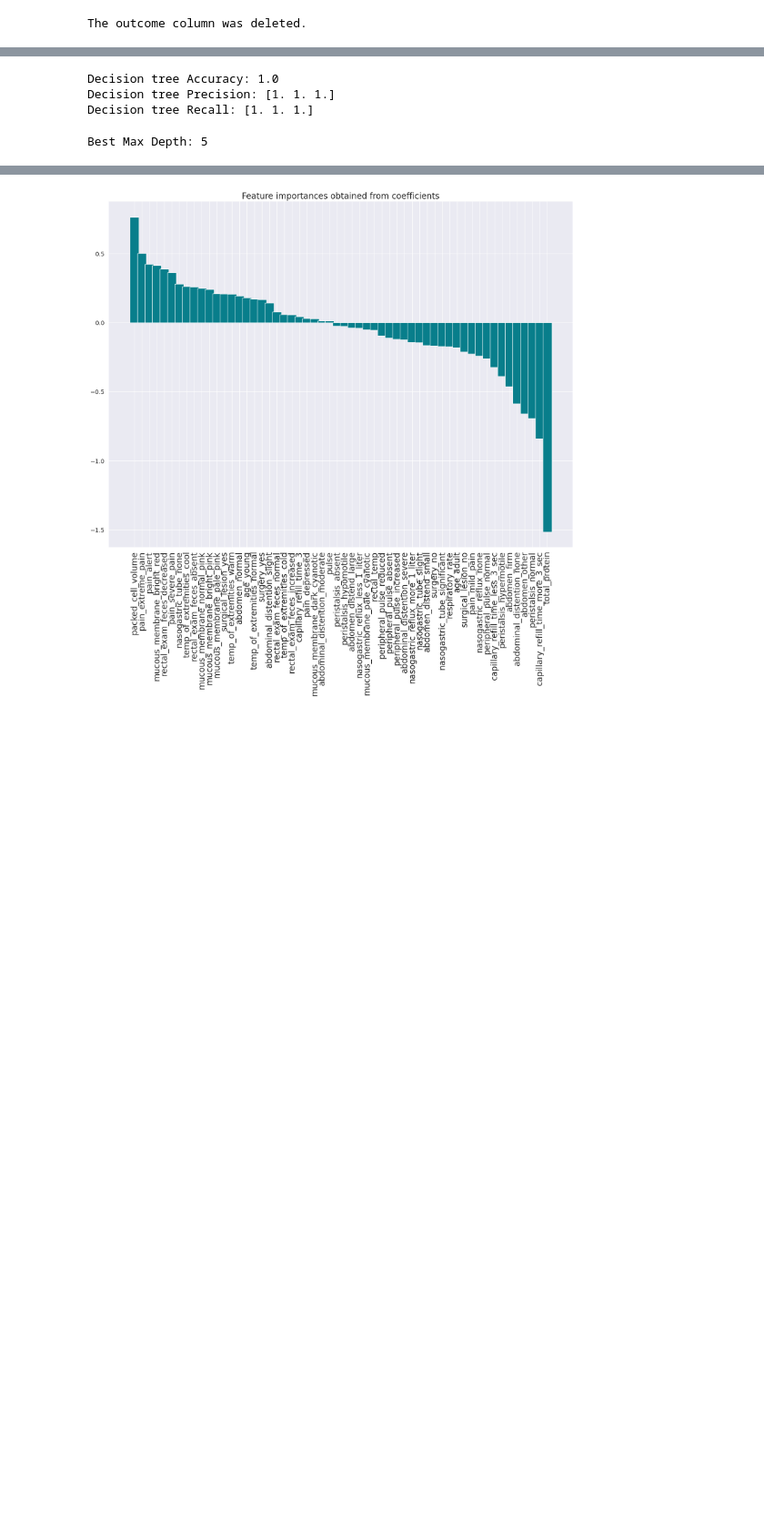
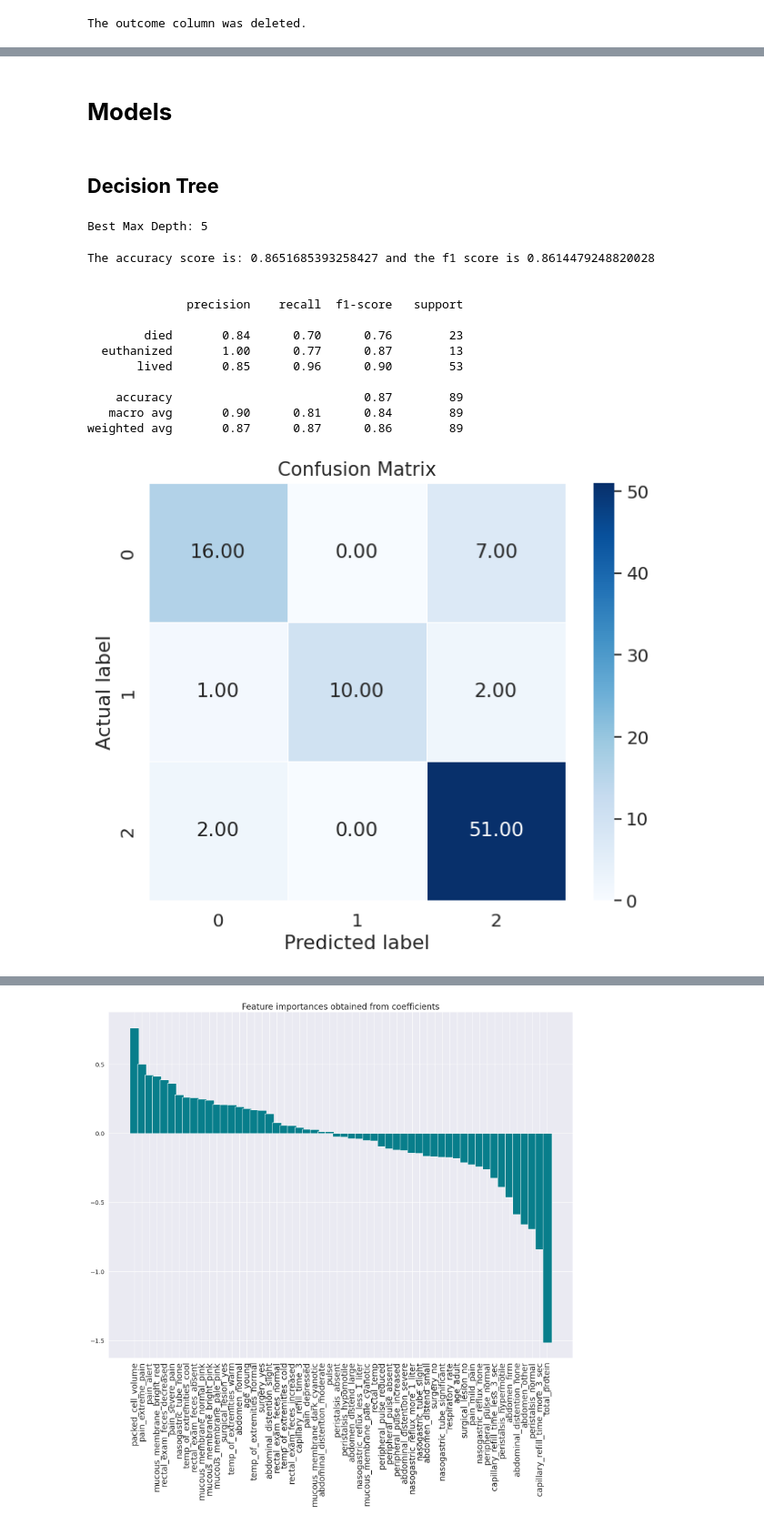
Before and after one commit to leynessa/ds_projects, a Jupyter notebook: Horse__survuval_dataset.ipynb, the cells around one changed output, grey strips where cells are left out. Shown at 91% size. Drawn from its saved outputs; the diff is of its cells as text; code cells hidden in the pictures; blank space fills up the shorter version.

```diff
--- a/Horse__survuval_dataset.ipynb
+++ b/Horse__survuval_dataset.ipynb
@@ -403,22 +349,23 @@ from sklearn import tree
+# %% [markdown]
+# **Models**
+# %% [markdown]
+## **Decision Tree**
 # %%
-dt_model = DecisionTreeClassifier()
+dt_model = DecisionTreeClassifier( max_depth = 5)
 
-# Step 6: Train the model using the scaled training data
+#  Train the model using the scaled training data
 dt_model.fit(X_train_scaled, y_train)
 
-# Step 7: Make predictions on the scaled test data
+#  Make predictions on the scaled test data
 y_pred = dt_model.predict(X_test_scaled)
-
-# Step 8: Evaluate the model's performance on the test data
-accuracy_dt = accuracy_score(y_test, y_pred)
-print("Decision tree Accuracy:", accuracy_dt)
-
-precision_dt = precision_score(y_test, y_pred, average=None)
-print("Decision tree Precision:", precision_dt)
-
-recall_dt = recall_score(y_test, y_pred, average=None)
-print("Decision tree Recall:", recall_dt)
-# %% [output]
-Decision tree Accuracy: 1.0
-Decision tree Precision: [1. 1. 1.]
-Decision tree Recall: [1. 1. 1.]
+# %%
+#hyperparameters selection
+# Define the parameter grid with max depth values to search through
+param_grid = {'max_depth': [None , 4, 5, 10, 15, 20]}
+grid_search = GridSearchCV(dt_model, param_grid, cv=5)
+grid_search.fit(X_train_scaled, y_train)
+# Get the best max depth from the search results
+best_max_depth = grid_search.best_params_['max_depth']
+print("Best Max Depth:", best_max_depth)
+# %% [output]
+Best Max Depth: 5
@@ -425,15 +378,30 @@ Decision tree Recall: [1. 1. 1.]
+# %%
+from sklearn.metrics import accuracy_score, confusion_matrix, classification_report, f1_score
+print(f'The accuracy score is: {accuracy_dt} and the f1 score is {f1_dt}')
+print('\n')
+print(f'{classification_report(y_test, y_pred)}')
+
+cm = confusion_matrix(y_test, y_pred)
+plt.figure(figsize=(8,6))
+sns.heatmap(cm, annot=True, fmt=".2f", linewidths=.5, square =True, cmap = 'Blues');
+plt.ylabel('Actual label')
+plt.xlabel('Predicted label')
+all_sample_title = 'Confusion Matrix'
+plt.title(all_sample_title, size = 15)
+plt.show()
+# %% [output]
+The accuracy score is: 0.8651685393258427 and the f1 score is 0.8614479248820028
+
+
+              precision    recall  f1-score   support
+
+        died       0.84      0.70      0.76        23
+  euthanized       1.00      0.77      0.87        13
+       lived       0.85      0.96      0.90        53
+
+    accuracy                           0.87        89
+   macro avg       0.90      0.81      0.84        89
+weighted avg       0.87      0.87      0.86        89
+[figure, added]
 # %%
 ## choose the correct max depth on the decision tree
-# %%
-from sklearn.model_selection import GridSearchCV
-
-# Assume X_train, y_train are the training data and labels
-# Define the parameter grid with max depth values to search through
-param_grid = {'max_depth': [None , 4, 5, 10, 15, 20]}
-grid_search = GridSearchCV(dt_model, param_grid, cv=5)
-grid_search.fit(X_train_scaled, y_train)
-# Get the best max depth from the search results
-best_max_depth = grid_search.best_params_['max_depth']
-print("Best Max Depth:", best_max_depth)
-# %% [output]
-Best Max Depth: 5
```
Also changed, not shown: parts of 92 cells of this notebook.
